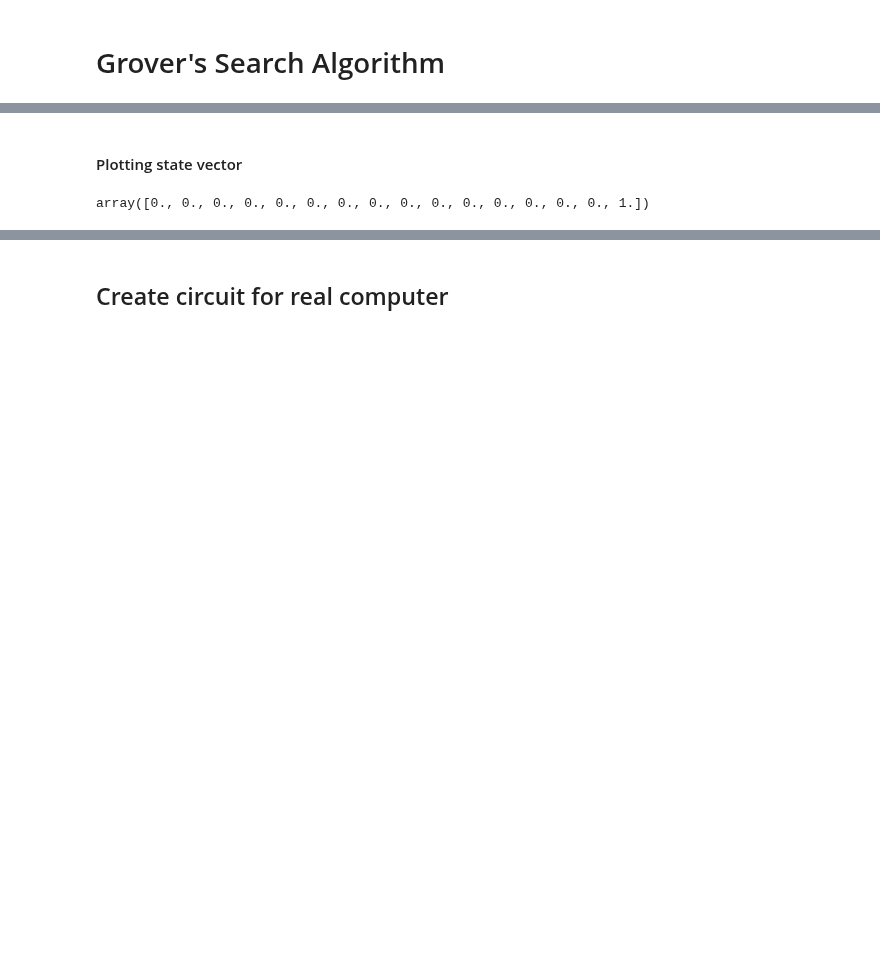
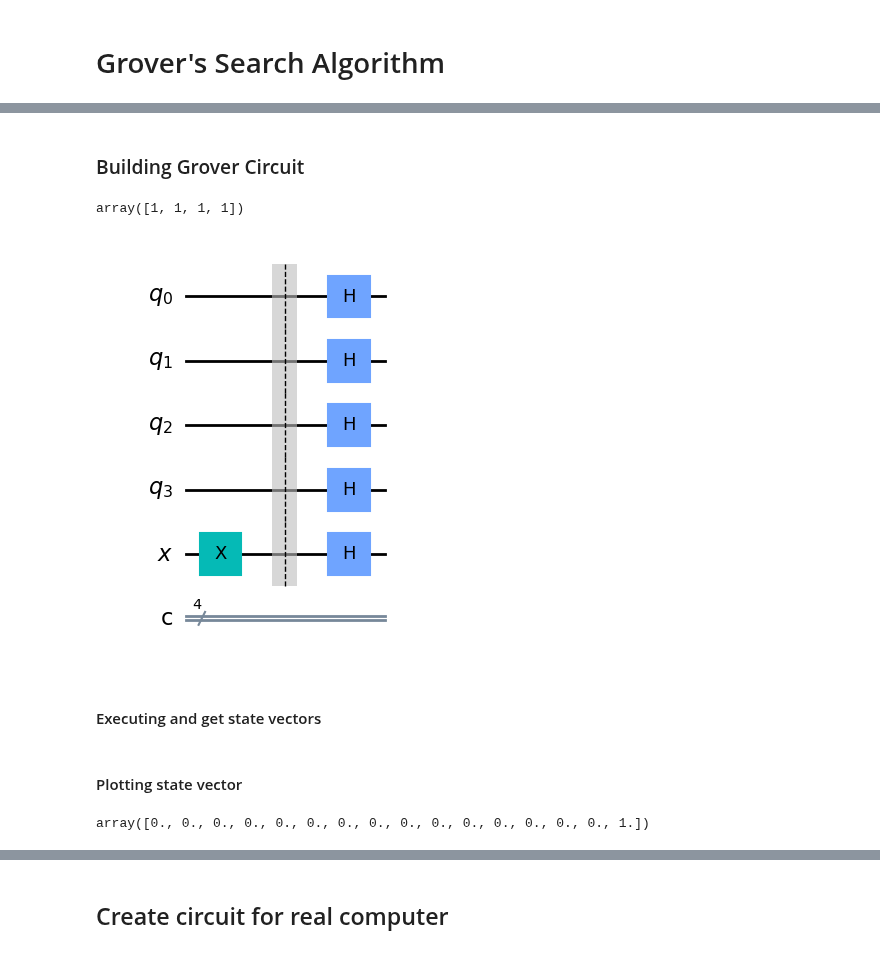
Before and after one commit to arque1393/QuantumLearning, a Jupyter notebook: QuantumAlgorithm/Grover's_Algorithm.ipynb, the cells around one changed output, grey strips where cells are left out. Saved outputs shown, nothing was run; the diff lists cells and outputs as text; code cells hidden in the pictures; blank space fills up the shorter version.

```diff
--- a/QuantumAlgorithm/Grover's_Algorithm.ipynb
+++ b/QuantumAlgorithm/Grover's_Algorithm.ipynb
@@ -67,2 +83,30 @@ grover_circuit.draw()
+# %% [markdown]
+### Building Grover Circuit
+# %%
+element = 15 # Element To Find out
+n = 4  # n qubit System
+w = np.flip(to_bin(element)) #  1101[13(decimal)] element is mrked (lsb to msb)
+w # Binary Representation of Element ( reversed )
+# %% [output]
+array([1, 1, 1, 1])
+# %%
+# Define Quantum Register
+qr = QuantumRegister(n,name="q")
+qr2 = QuantumRegister(1,name="x")
+## Classical Register
+cr = ClassicalRegister(n,"c")
+## Define Circuit
+circuit = QuantumCircuit(qr,qr2,cr)
+## Appling X-gate on 'x'
+circuit.x(n)
+circuit.barrier()
+## Appling Hadamard on 4 qubits 'q_i'
+circuit.h(list(range(n+1)))
+# grover_circuit.barrier()
+circuit.draw()
+# %% [output]
+[figure, added]
+# %% [markdown]
+#### Executing and get state vectors
 # %%
 state_vector_simulator = Aer.get_backend('statevector_simulator')
@@ -78,7 +120,6 @@ init_state_vector = state_vector
 ket_a = np.zeros(2**n)
 ket_a[element]=1
 ket_e = (np.ones(2**n)-ket_a)/(2**n-1)**.5
+ket_a
+# %% [output]
+array([0., 0., 0., 0., 0., 0., 0., 0., 0., 0., 0., 0., 0., 0., 0., 1.])
-# %%
-ket_a
-# %% [output]
-array([0., 0., 0., 0., 0., 0., 0., 0., 0., 0., 0., 0., 0., 0., 0., 1.])
```
Also changed, not shown: parts of 39 cells of this notebook, 1 other file.
